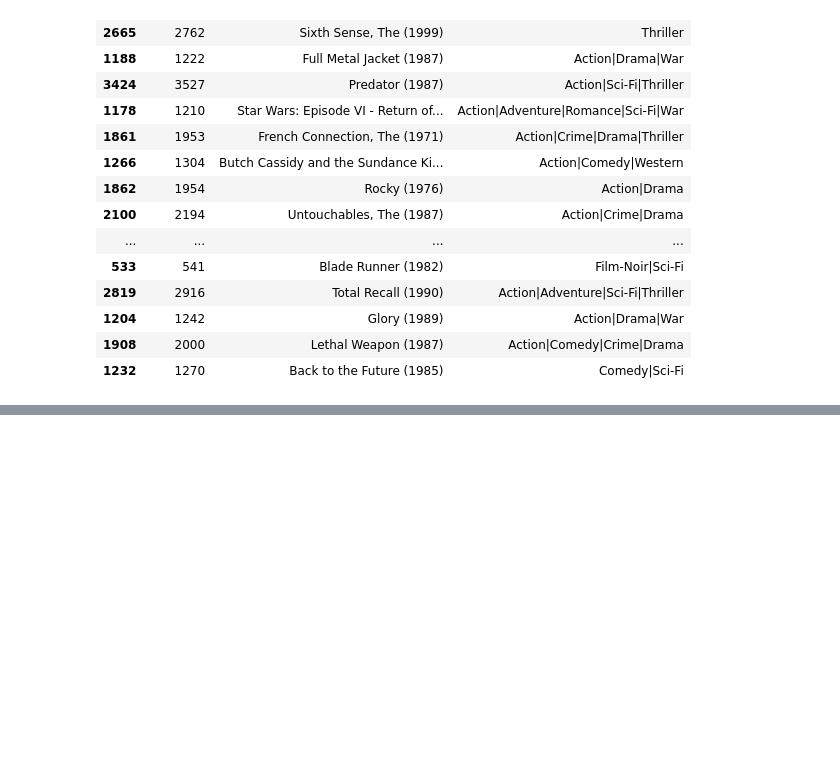
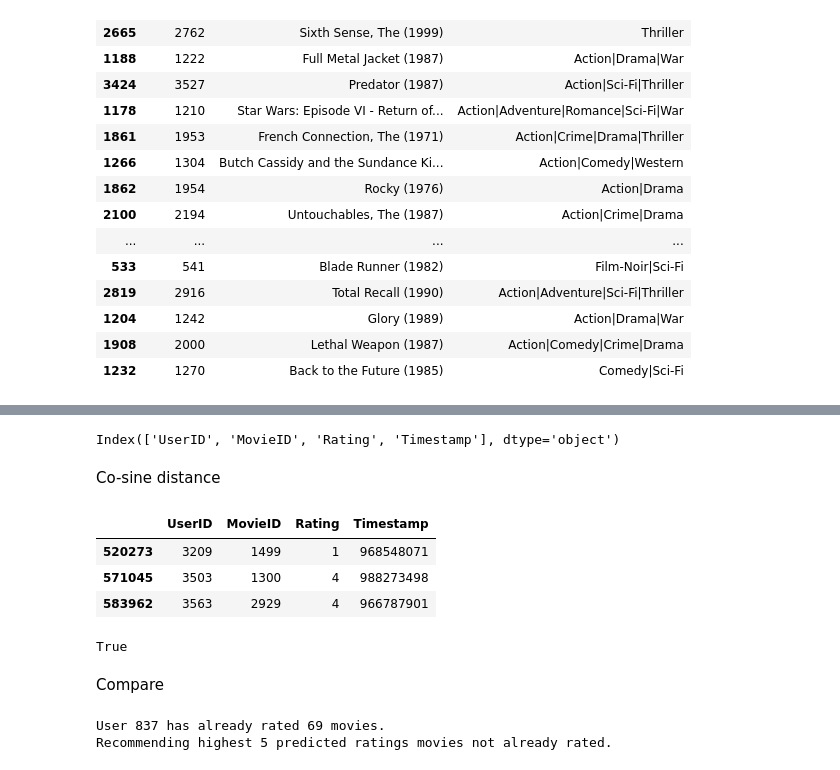
Before and after one commit to GazalaSayyad/Movie-Recommendation, a Jupyter notebook: MovieRecommed.ipynb, the cells around one changed output, grey strips where cells are left out. Saved outputs shown, nothing was run; the diff lists cells and outputs as text; code cells hidden in the pictures; blank space fills up the shorter version.

```diff
--- a/MovieRecommed.ipynb
+++ b/MovieRecommed.ipynb
@@ -153,0 +160,4 @@ predictions
+# %%
+ratings_df.columns
+# %% [output]
+Index(['UserID', 'MovieID', 'Rating', 'Timestamp'], dtype='object')
@@ -153,0 +167,2 @@ predictions
+# %% [markdown]
+Co-sine distance
@@ -153,0 +193,18 @@ predictions
+# %%
+ratings_df.sample(n=3)
+# %% [output]
+|  | UserID | MovieID | Rating | Timestamp |
+| 520273 | 3209 | 1499 | 1 | 968548071 |
+| 571045 | 3503 | 1300 | 4 | 988273498 |
+| 583962 | 3563 | 2929 | 4 | 966787901 |
+# %%
+prediction(5,837,1953)
+# %% [output]
+True
+# %% [markdown]
+Compare
+# %%
+already_ratedFinal, predictionsFinal = recommend_movies(preds_df, 837, movies_df, ratings_df,5)
+# %% [output]
+User 837 has already rated 69 movies.
+Recommending highest 5 predicted ratings movies not already rated.
```
Also changed, not shown: parts of 7 cells of this notebook.
